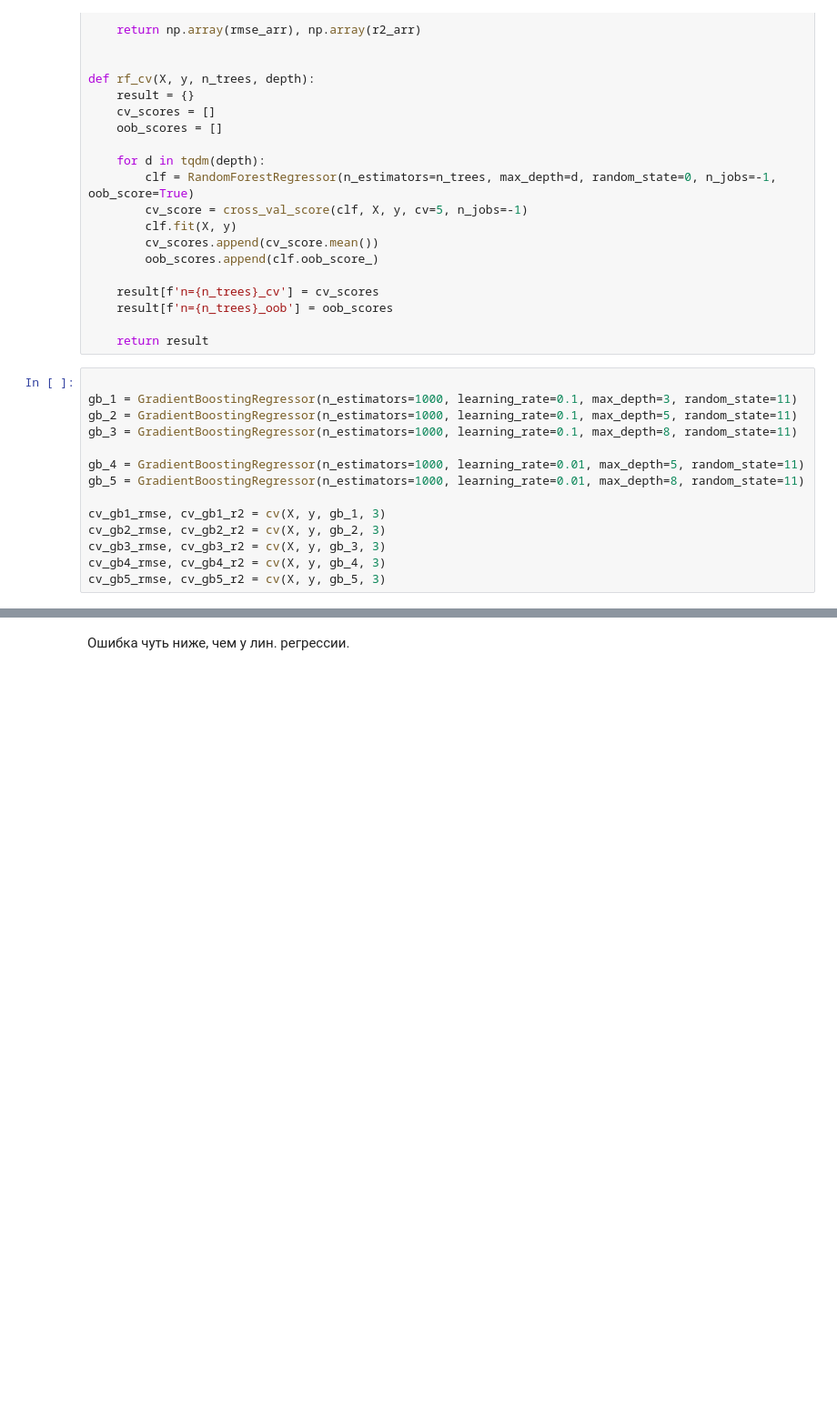
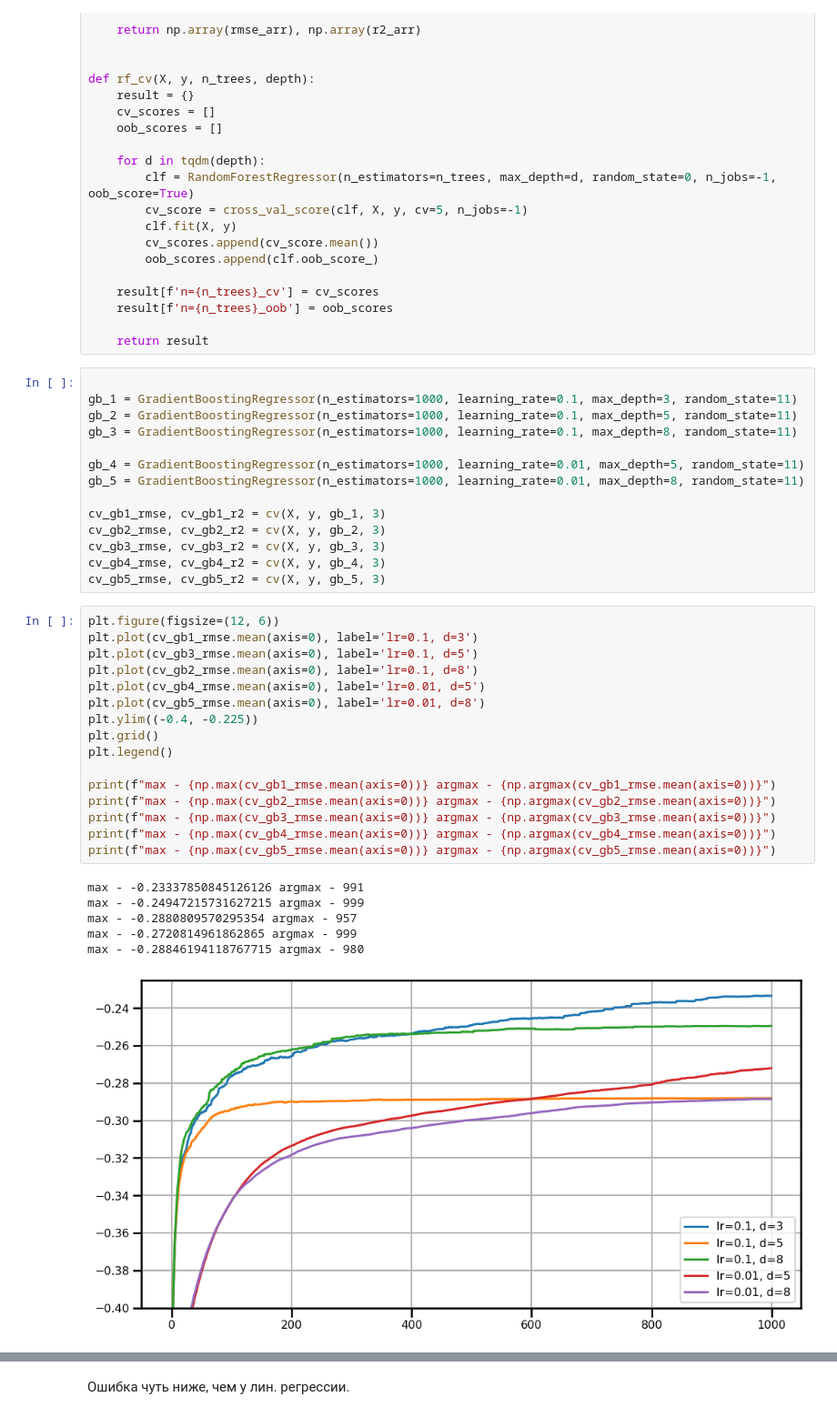
Before and after one commit to babasuck/mlhw, a Jupyter notebook: Avocado.ipynb, the cells around one changed output, grey strips where cells are left out. Shown at 91% size. Saved outputs shown, nothing was run; the diff lists cells and outputs as text; blank space fills up the shorter version.

```diff
--- a/Avocado.ipynb
+++ b/Avocado.ipynb
@@ -400,3 +400,26 @@ cv_gb2_rmse, cv_gb2_r2 = cv(X, y, gb_2, 3)
 cv_gb3_rmse, cv_gb3_r2 = cv(X, y, gb_3, 3)
 cv_gb4_rmse, cv_gb4_r2 = cv(X, y, gb_4, 3)
 cv_gb5_rmse, cv_gb5_r2 = cv(X, y, gb_5, 3)
+# %%
+plt.figure(figsize=(12, 6))
+plt.plot(cv_gb1_rmse.mean(axis=0), label='lr=0.1, d=3')
+plt.plot(cv_gb3_rmse.mean(axis=0), label='lr=0.1, d=5')
+plt.plot(cv_gb2_rmse.mean(axis=0), label='lr=0.1, d=8')
+plt.plot(cv_gb4_rmse.mean(axis=0), label='lr=0.01, d=5')
+plt.plot(cv_gb5_rmse.mean(axis=0), label='lr=0.01, d=8')
+plt.ylim((-0.4, -0.225))
+plt.grid()
+plt.legend()
+
+print(f"max - {np.max(cv_gb1_rmse.mean(axis=0))} argmax - {np.argmax(cv_gb1_rmse.mean(axis=0))}")
+print(f"max - {np.max(cv_gb2_rmse.mean(axis=0))} argmax - {np.argmax(cv_gb2_rmse.mean(axis=0))}")
+print(f"max - {np.max(cv_gb3_rmse.mean(axis=0))} argmax - {np.argmax(cv_gb3_rmse.mean(axis=0))}")
+print(f"max - {np.max(cv_gb4_rmse.mean(axis=0))} argmax - {np.argmax(cv_gb4_rmse.mean(axis=0))}")
+print(f"max - {np.max(cv_gb5_rmse.mean(axis=0))} argmax - {np.argmax(cv_gb5_rmse.mean(axis=0))}")
+# %% [output]
+max - -0.23337850845126126 argmax - 991
+max - -0.24947215731627215 argmax - 999
+max - -0.2880809570295354 argmax - 957
+max - -0.2720814961862865 argmax - 999
+max - -0.28846194118767715 argmax - 980
+[figure, added]
```
Also changed, not shown: parts of 4 cells of this notebook.
